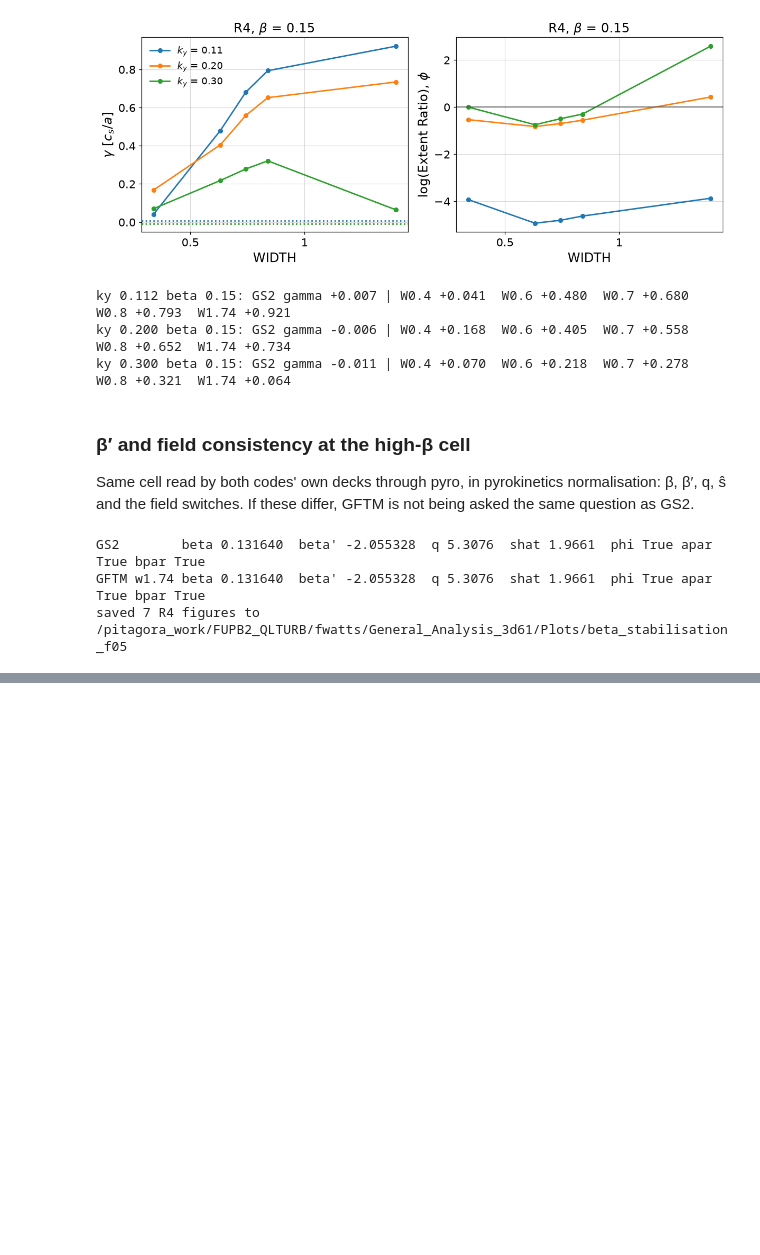
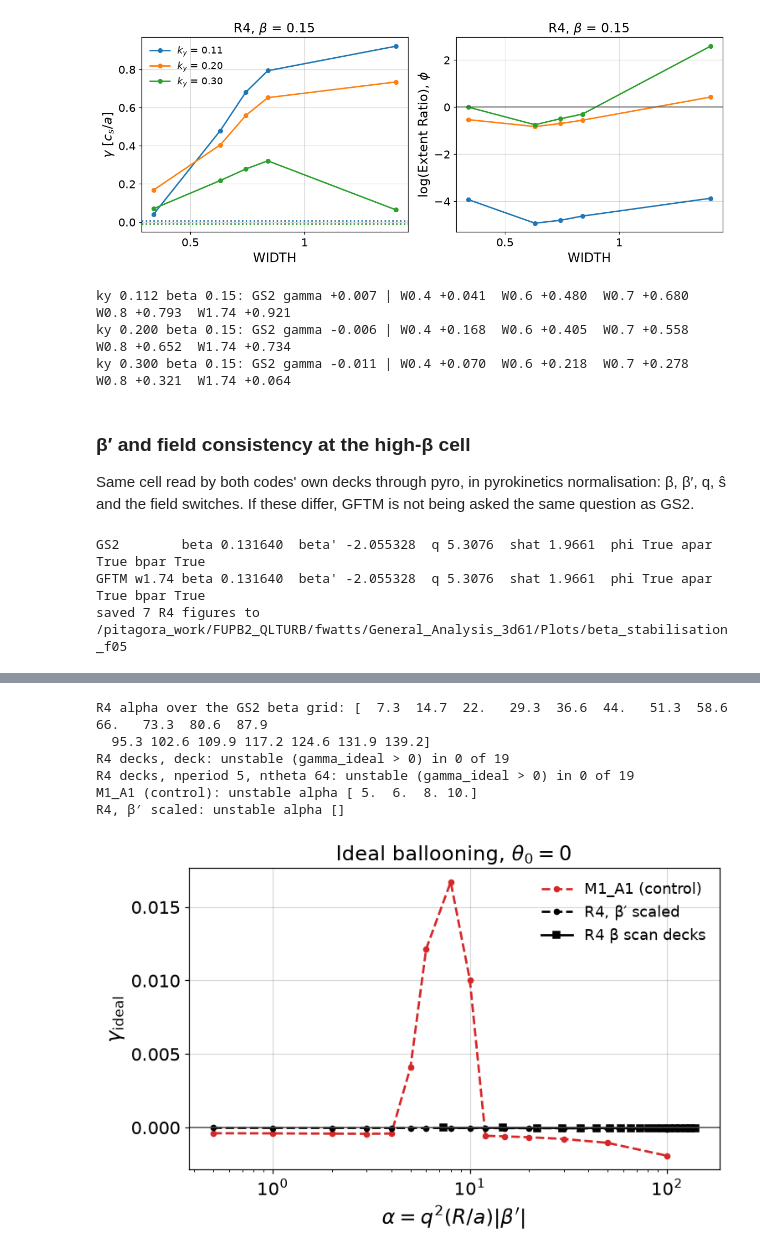
Before and after one commit to FelixWattsYork/General_Analysis, a Jupyter notebook: notebooks/beta_stabilisation_modes.ipynb, the cells around one changed output, grey strips where cells are left out. Cells and saved outputs as stored; diff of their text form; code cells hidden in the pictures; blank space fills up the shorter version.

Commit message:
beta_stabilisation_modes: R4 ideal-ballooning stability vs beta with M1_A1 positive control (Fusion_PhD-38e9.9 follow-up 1)
Co-Authored-By: Claude Opus 5.5 <noreply@anthropic.com>

```diff
--- a/notebooks/beta_stabilisation_modes.ipynb
+++ b/notebooks/beta_stabilisation_modes.ipynb
@@ -647,0 +659,65 @@ saved 7 R4 figures to /pitagora_work/FUPB2_QLTURB/fwatts/General_Analysis_3d61/P
+# %%
+from pyrokinetics.diagnostics import Diagnostics
+
+
+def alpha_of(p):
+    lg = p.local_geometry
+    return float(lg.q.m ** 2 * lg.Rmaj.m * abs(lg.beta_prime.to(p.norms.pyrokinetics).m))
+
+
+def ideal(p, nperiod=None, ntheta=None):
+    if nperiod:
+        p.numerics.nperiod, p.numerics.ntheta = nperiod, ntheta
+    return float(Diagnostics(p).ideal_ballooning_solver(theta0=0.0))
+
+
+ideal_numerics = {"deck": (None, None), "nperiod 5, ntheta 64": (5, 64)}
+alpha_r4, g_ideal_r4 = np.zeros(beta_r4.size), {k: np.zeros(beta_r4.size) for k in ideal_numerics}
+for j in range(beta_r4.size):
+    for k, (nper, nth) in ideal_numerics.items():
+        p = Pyro(gk_file=gs2_run(iky[1], j) / "gs2.in")
+        alpha_r4[j] = alpha_of(p)
+        g_ideal_r4[k][j] = ideal(p, nper, nth)
+
+alpha_scan = np.array([0.5, 1, 2, 3, 4, 5, 6, 8, 10, 12, 15, 20, 30, 50, 100])
+control = {"M1_A1 (control)": Path(os.environ["GYRO_DATA_INPUT"]) / "GS2/Templates/M1_A1/gs2.in",
+           "R4, β′ scaled": gs2_run(iky[1], jhi) / "gs2.in"}
+g_scan = {}
+for name, deck in control.items():
+    p = Pyro(gk_file=deck, gk_code="GS2")
+    bp0, a0 = p.local_geometry.beta_prime, alpha_of(p)
+    p.numerics.nperiod, p.numerics.ntheta = 5, 64
+    g_scan[name] = []
+    for a in alpha_scan:
+        p.local_geometry.beta_prime = bp0 * (a / a0)
+        g_scan[name].append(ideal(p))
+
+print("R4 alpha over the GS2 beta grid:", alpha_r4.round(1))
+for k, gi in g_ideal_r4.items():
+    print(f"R4 decks, {k}: unstable (gamma_ideal > 0) in {(gi > 0).sum()} of {gi.size}")
+for name, gi in g_scan.items():
+    gi = np.array(gi)
+    print(f"{name}: unstable alpha", alpha_scan[gi > 0])
+
+fig_ib, ax = plt.subplots(figsize=(7, 4.5))
+for (name, gi), c in zip(g_scan.items(), ("C3", "k")):
+    ax.plot(alpha_scan, gi, color=c, ls="--", marker="o", ms=4, label=name)
+ax.plot(alpha_r4, g_ideal_r4["deck"], color="k", marker="s", ms=5, label="R4 β scan decks")
+ax.axhline(0, color="0.3", lw=1, marker="")
+ax.set_xscale("log")
+ax.set_xlabel(r"$\alpha = q^2 (R/a) |\beta'|$", fontsize=16)
+ax.set_ylabel(r"$\gamma_{\rm ideal}$", fontsize=16)
+ax.set_title(r"Ideal ballooning, $\theta_0 = 0$", fontsize=16)
+ax.tick_params(labelsize=14)
+ax.legend(fontsize=12)
+fig_ib.tight_layout()
+plt.show()
+fig_ib.savefig(output_dir / "R4_ideal_ballooning.png", dpi=150, bbox_inches="tight")
+# %% [output]
+R4 alpha over the GS2 beta grid: [  7.3  14.7  22.   29.3  36.6  44.   51.3  58.6  66.   73.3  80.6  87.9
+  95.3 102.6 109.9 117.2 124.6 131.9 139.2]
+R4 decks, deck: unstable (gamma_ideal > 0) in 0 of 19
+R4 decks, nperiod 5, ntheta 64: unstable (gamma_ideal > 0) in 0 of 19
+M1_A1 (control): unstable alpha [ 5.  6.  8. 10.]
+R4, β′ scaled: unstable alpha []
+[figure, added]
```
Also changed, not shown: parts of 1 cell of this notebook.
